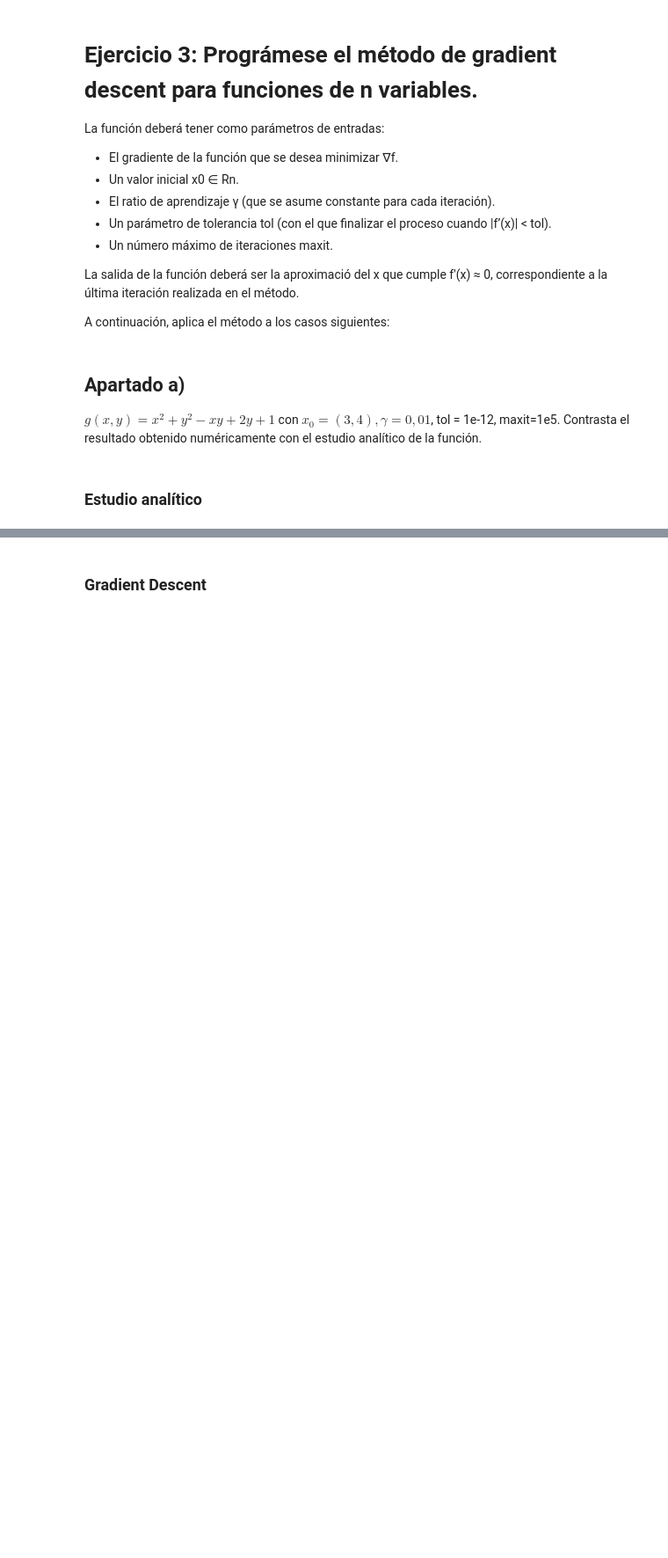
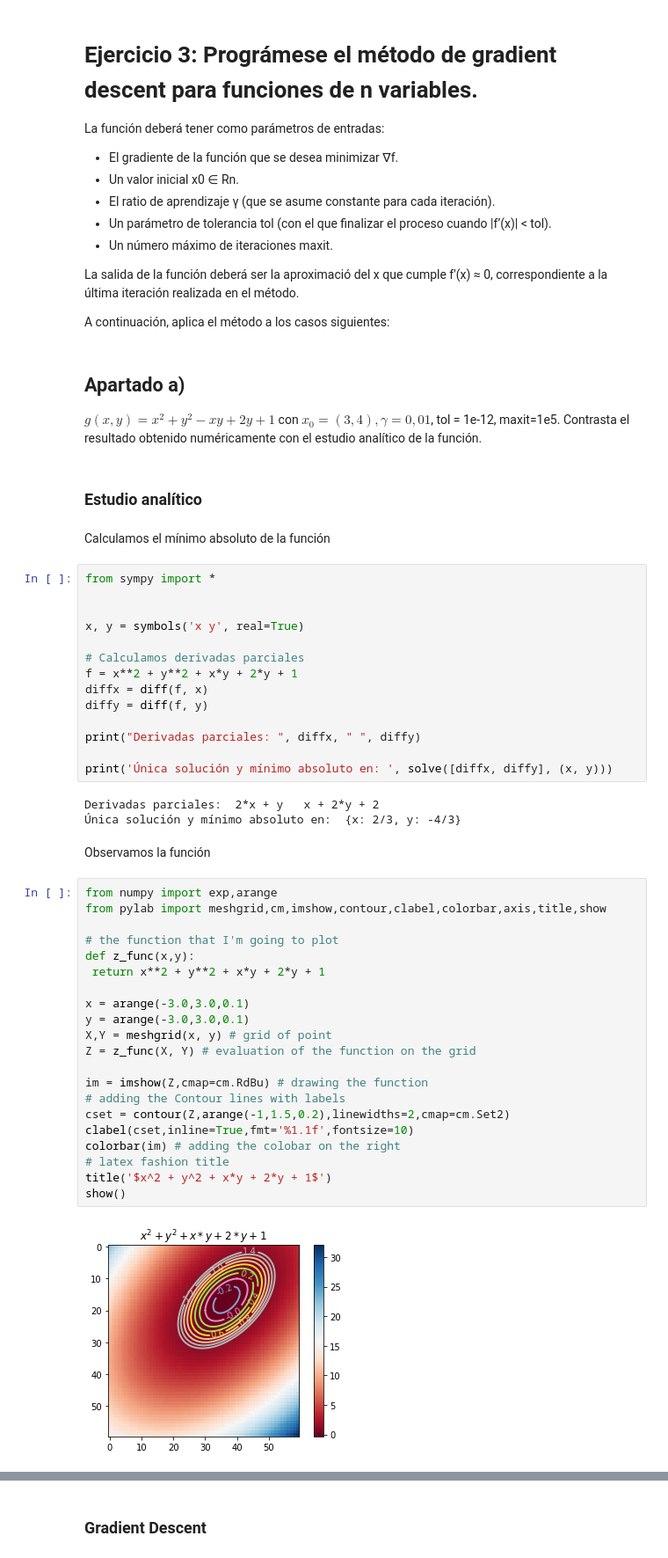
Before and after one commit to GZabalaG/AIMaster, a Jupyter notebook: Math for AI/Ejercicios_evaluables.ipynb, the cells around one changed output, grey strips where cells are left out. Shown at 88% size. Drawn from its saved outputs; the diff is of its cells as text; blank space fills up the shorter version.

```diff
--- a/Math for AI/Ejercicios_evaluables.ipynb
+++ b/Math for AI/Ejercicios_evaluables.ipynb
@@ -206,3 +206,47 @@ A continuación, aplica el método a los casos siguientes:
 $ g\left( x,y\right) =x^{2}+y^{2}-xy+2y+1 $ con $x_{0}=\left( 3,4\right) ,\gamma =0,01$, tol = 1e-12, maxit=1e5. Contrasta el resultado obtenido numéricamente con el estudio analítico de la función.
 # %% [markdown]
 ### Estudio analítico
+# %% [markdown]
+Calculamos el mínimo absoluto de la función
+# %%
+from sympy import *
+
+
+x, y = symbols('x y', real=True)
+
+# Calculamos derivadas parciales
+f = x**2 + y**2 + x*y + 2*y + 1
+diffx = diff(f, x)
+diffy = diff(f, y)
+
+print("Derivadas parciales: ", diffx, " ", diffy)
+
+print('Única solución y mínimo absoluto en: ', solve([diffx, diffy], (x, y)))
+# %% [output]
+Derivadas parciales:  2*x + y   x + 2*y + 2
+Única solución y mínimo absoluto en:  {x: 2/3, y: -4/3}
+# %% [markdown]
+Observamos la función
+# %%
+from numpy import exp,arange
+from pylab import meshgrid,cm,imshow,contour,clabel,colorbar,axis,title,show
+
+# the function that I'm going to plot
+def z_func(x,y):
+ return x**2 + y**2 + x*y + 2*y + 1
+
+x = arange(-3.0,3.0,0.1)
+y = arange(-3.0,3.0,0.1)
+X,Y = meshgrid(x, y) # grid of point
+Z = z_func(X, Y) # evaluation of the function on the grid
+
+im = imshow(Z,cmap=cm.RdBu) # drawing the function
+# adding the Contour lines with labels
+cset = contour(Z,arange(-1,1.5,0.2),linewidths=2,cmap=cm.Set2)
+clabel(cset,inline=True,fmt='%1.1f',fontsize=10)
+colorbar(im) # adding the colobar on the right
+# latex fashion title
+title('$x^2 + y^2 + x*y + 2*y + 1$')
+show()
+# %% [output]
+[figure, added]
```
Also changed, not shown: parts of 2 cells of this notebook.
